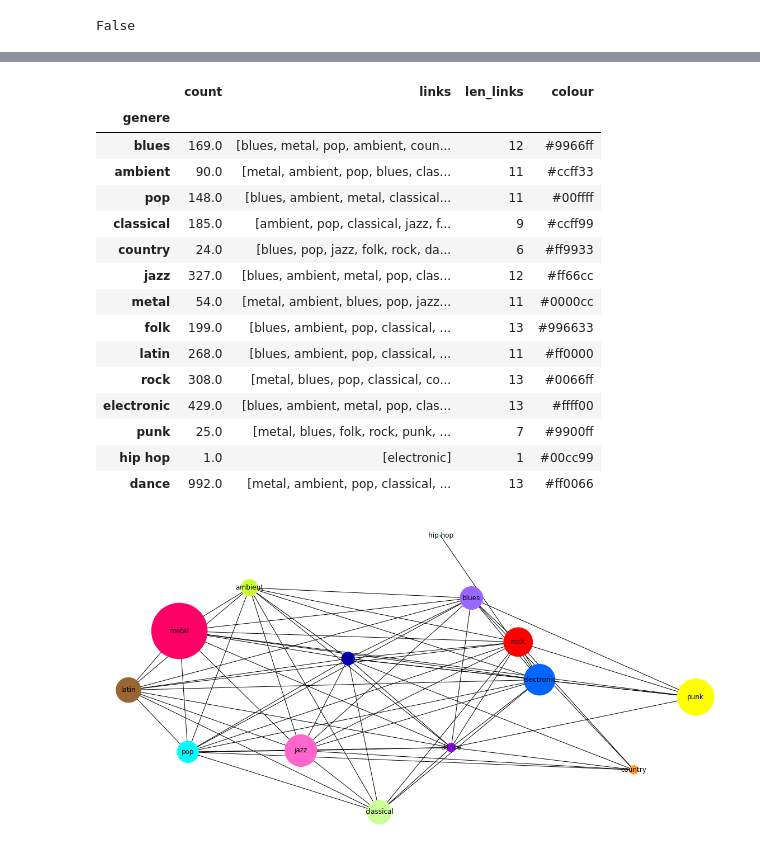
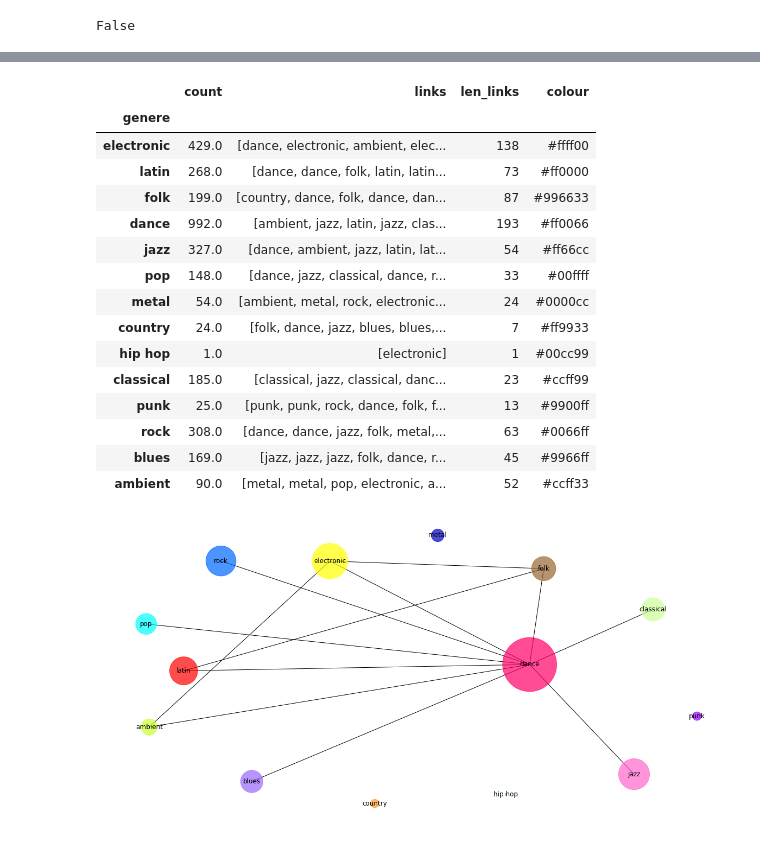
Before and after one commit to pkasela/Sound-of-Data, a Jupyter notebook: DataViz/Graph.ipynb, the cells around one changed output, grey strips where cells are left out. Cells and saved outputs as stored; diff of their text form; code cells hidden in the pictures.

```diff
--- a/DataViz/Graph.ipynb
+++ b/DataViz/Graph.ipynb
@@ -126,45 +126,48 @@ for index, row in db2.iterrows():
             if len(main_genere) > 0:
                 row.links.append(main_genere[0])
 db2 = db2.drop(["links_genere"], axis=1)
-db2["links"] = db2["links"].map(lambda x: list(set(x)))
+db2["links"] = db2["links"].map(lambda x: x)
 db2["len_links"] = db2.links.map(len)
 db2["colour"] = db2.index.map(lambda x: colours[x])
 db2
 # %% [output]
 |  | count | links | len_links | colour |
 | genere |  |  |  |  |
-| blues | 169.0 | [blues, metal, pop, ambient, coun... | 12 | #9966ff |
-| ambient | 90.0 | [metal, ambient, pop, blues, clas... | 11 | #ccff33 |
-| pop | 148.0 | [blues, ambient, metal, classical... | 11 | #00ffff |
-| classical | 185.0 | [ambient, pop, classical, jazz, f... | 9 | #ccff99 |
-| country | 24.0 | [blues, pop, jazz, folk, rock, da... | 6 | #ff9933 |
-| jazz | 327.0 | [blues, ambient, metal, pop, clas... | 12 | #ff66cc |
-| metal | 54.0 | [metal, ambient, blues, pop, jazz... | 11 | #0000cc |
-| folk | 199.0 | [blues, ambient, pop, classical, ... | 13 | #996633 |
-| latin | 268.0 | [blues, ambient, pop, classical, ... | 11 | #ff0000 |
-| rock | 308.0 | [metal, blues, pop, classical, co... | 13 | #0066ff |
-| electronic | 429.0 | [blues, ambient, metal, pop, clas... | 13 | #ffff00 |
-| punk | 25.0 | [metal, blues, folk, rock, punk, ... | 7 | #9900ff |
+| electronic | 429.0 | [dance, electronic, ambient, elec... | 138 | #ffff00 |
+| latin | 268.0 | [dance, dance, folk, latin, latin... | 73 | #ff0000 |
+| folk | 199.0 | [country, dance, folk, dance, dan... | 87 | #996633 |
+| dance | 992.0 | [ambient, jazz, latin, jazz, clas... | 193 | #ff0066 |
+| jazz | 327.0 | [dance, ambient, jazz, latin, lat... | 54 | #ff66cc |
+| pop | 148.0 | [dance, jazz, classical, dance, r... | 33 | #00ffff |
+| metal | 54.0 | [ambient, metal, rock, electronic... | 24 | #0000cc |
+| country | 24.0 | [folk, dance, jazz, blues, blues,... | 7 | #ff9933 |
 | hip hop | 1.0 | [electronic] | 1 | #00cc99 |
-| dance | 992.0 | [metal, ambient, pop, classical, ... | 13 | #ff0066 |
+| classical | 185.0 | [classical, jazz, classical, danc... | 23 | #ccff99 |
+| punk | 25.0 | [punk, punk, rock, dance, folk, f... | 13 | #9900ff |
+| rock | 308.0 | [dance, dance, jazz, folk, metal,... | 63 | #0066ff |
+| blues | 169.0 | [jazz, jazz, jazz, folk, dance, r... | 45 | #9966ff |
+| ambient | 90.0 | [metal, metal, pop, electronic, a... | 52 | #ccff33 |
 # %%
+SOGLIA = 7
 generi_graph = nx.Graph()
 generi_graph.add_nodes_from(db2.index)
 for index, row in db2.iterrows():
-    for g in row["links"]:
-        generi_graph.add_edge(index, g)
+    for g in set(row["links"]):
+        if row["links"].count(g) > SOGLIA:
+            generi_graph.add_edge(index, g)
 # %%
 plt.figure(figsize=(20, 10))
 plt.axis('off')
 pos = nx.spring_layout(generi_graph, scale=100, k=3)
 nx.draw_networkx_nodes(generi_graph, pos,
                        node_color=db2.colour,
+                       alpha=0.7,
                        node_size=db2["count"] * 10)  # change with community size
 # text of the genere
 nx.draw_networkx_labels(generi_graph, pos)
 nx.draw_networkx_edges(generi_graph, pos,
                        arrows=True)
-#plt.savefig('Grafo_comunita.png')
+plt.savefig('Grafo_comunita.png')
 plt.show()
 # %% [output]
-[figure, old version]
+[figure, new version]
```
Also changed, not shown: parts of 2 cells of this notebook, 8 other files.
